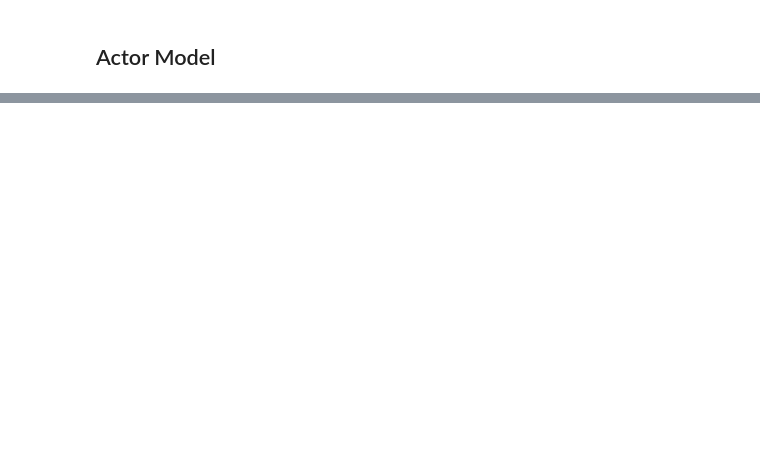
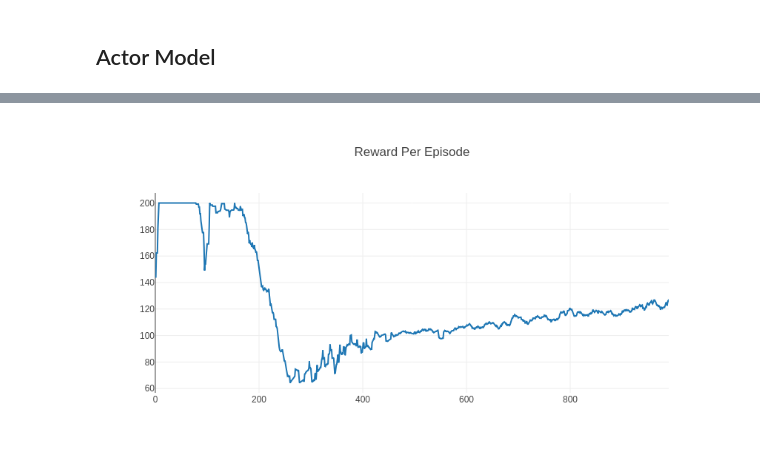
Before and after one commit to nathanmargaglio/curls, a Jupyter notebook: Examples.ipynb, the cells around one changed output, grey strips where cells are left out. Saved outputs shown, nothing was run; the diff lists cells and outputs as text; code cells hidden in the pictures; blank space fills up the shorter version.

Commit message:
breaking down A2C model

```diff
--- a/Examples.ipynb
+++ b/Examples.ipynb
@@ -266,5 +298,5 @@ plt.plot(rews)
 # %%
-env = gym.make('CartPole-v0')
+env = gym.make('MountainCar-v0')
 agent = Agent(env)
 agent.train(500)
 # %% [output]
@@ -280,0 +309,5 @@ plt.plot(agent.episode_rews)
+# %%
+def moving_average(a, n=3) :
+    ret = np.cumsum(a, dtype=float)
+    ret[n:] = ret[n:] - ret[:-n]
+    return ret[n - 1:] / n
@@ -280,0 +377,7 @@ plt.plot(agent.episode_rews)
+# %%
+class RandomAgent:
+    def __init__(self, env):
+        self.env = env
+
+    def step(self, observation):
+        return np.random.choice(self.env.action_space.n)
@@ -280,0 +535,15 @@ plt.plot(agent.episode_rews)
+# %%
+ep_rewards = []
+env = gym.make('CartPole-v0')
+#env = gym.make('LunarLander-v2')
+a2c = ActorCriticModel(env.observation_space.shape[0], env.action_space.n)
+
+#env = XOREnv()
+#a2c = ActorCriticModel(env.observation_space.n, env.action_space.n+1)
+start_time = time.time()
+for i in range(1000):
+    if i % 100 == 0:
+        print(f"Ep {i} ({time.time() - start_time:.3f}s): {np.mean(ep_rewards[-100:])}")
+    ep_rewards.append(run_v2(env, a2c))
+end_time = time.time()
+print(end_time - start_time)
@@ -280,0 +583,7 @@ plt.plot(agent.episode_rews)
+# %%
+plotly.offline.iplot({
+    "data": [go.Scatter(x=np.arange(len(ep_rewards)), y=moving_average(ep_rewards, 10))],
+    "layout": go.Layout(title="Reward Per Episode")
+})
+# %% [output]
+[figure, added]
```
Also changed, not shown: parts of 16 cells of this notebook, 3 other files.
